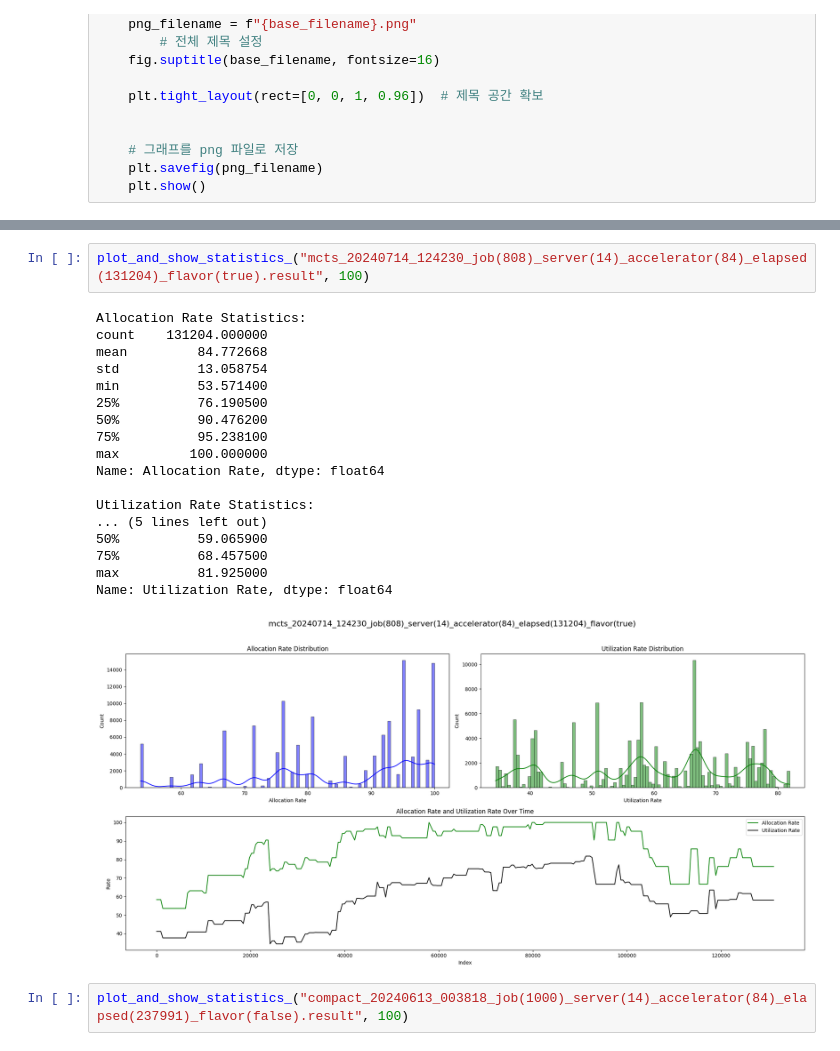
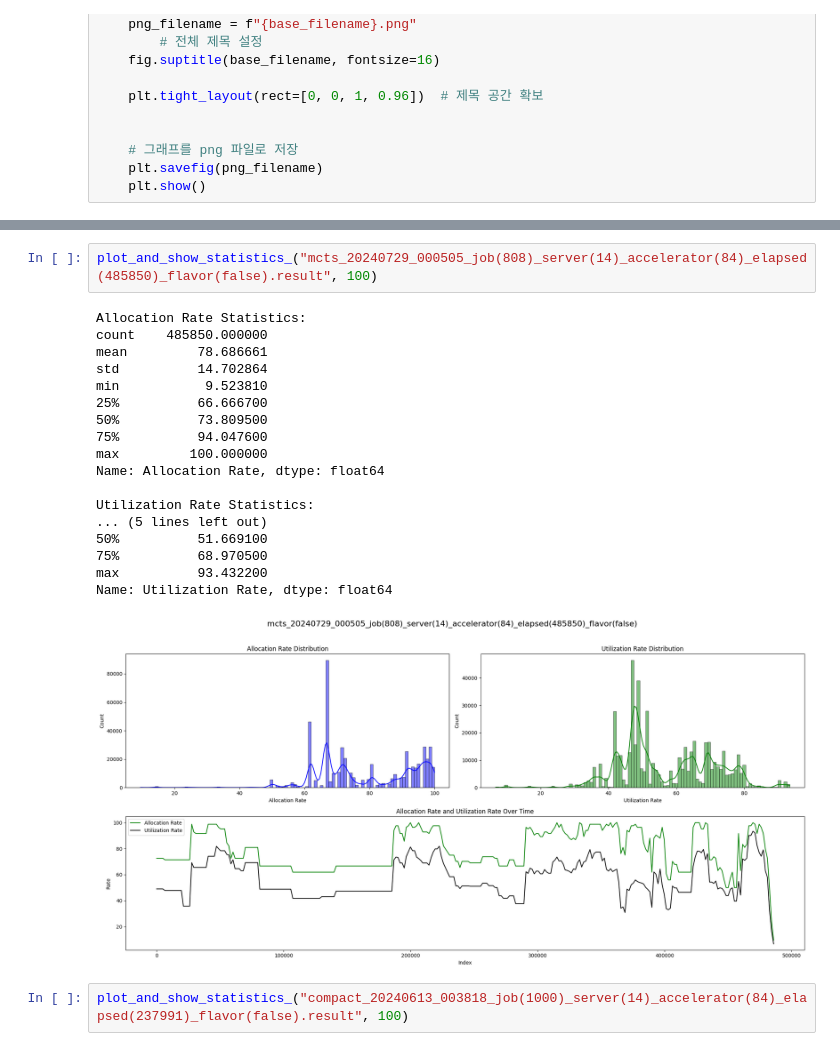
Before and after one commit to mystous/gpu_scheduler, a Jupyter notebook: gen_data/result_analysis.ipynb, the cells around one changed output, grey strips where cells are left out. Cells and saved outputs as stored; diff of their text form.

```diff
--- a/gen_data/result_analysis.ipynb
+++ b/gen_data/result_analysis.ipynb
@@ -96,24 +96,24 @@ Name: Utilization Rate, dtype: float64
 # %%
-plot_and_show_statistics_("mcts_20240714_124230_job(808)_server(14)_accelerator(84)_elapsed(131204)_flavor(true).result", 100)
+plot_and_show_statistics_("mcts_20240729_000505_job(808)_server(14)_accelerator(84)_elapsed(485850)_flavor(false).result", 100)
 # %% [output]
 Allocation Rate Statistics:
-count    131204.000000
-mean         84.772668
-std          13.058754
-min          53.571400
-25%          76.190500
-50%          90.476200
-75%          95.238100
+count    485850.000000
+mean         78.686661
+std          14.702864
+min           9.523810
+25%          66.666700
+50%          73.809500
+75%          94.047600
 max         100.000000
 Name: Allocation Rate, dtype: float64
 
 Utilization Rate Statistics:
 ... (5 lines left out)
-50%          59.065900
-75%          68.457500
-max          81.925000
+50%          51.669100
+75%          68.970500
+max          93.432200
 Name: Utilization Rate, dtype: float64
-[figure, old version]
+[figure, new version]
 # %%
 plot_and_show_statistics_("compact_20240613_003818_job(1000)_server(14)_accelerator(84)_elapsed(237991)_flavor(false).result", 100)
 # %% [output]
```
Also changed, not shown: parts of 1 cell of this notebook, 6 other files.
